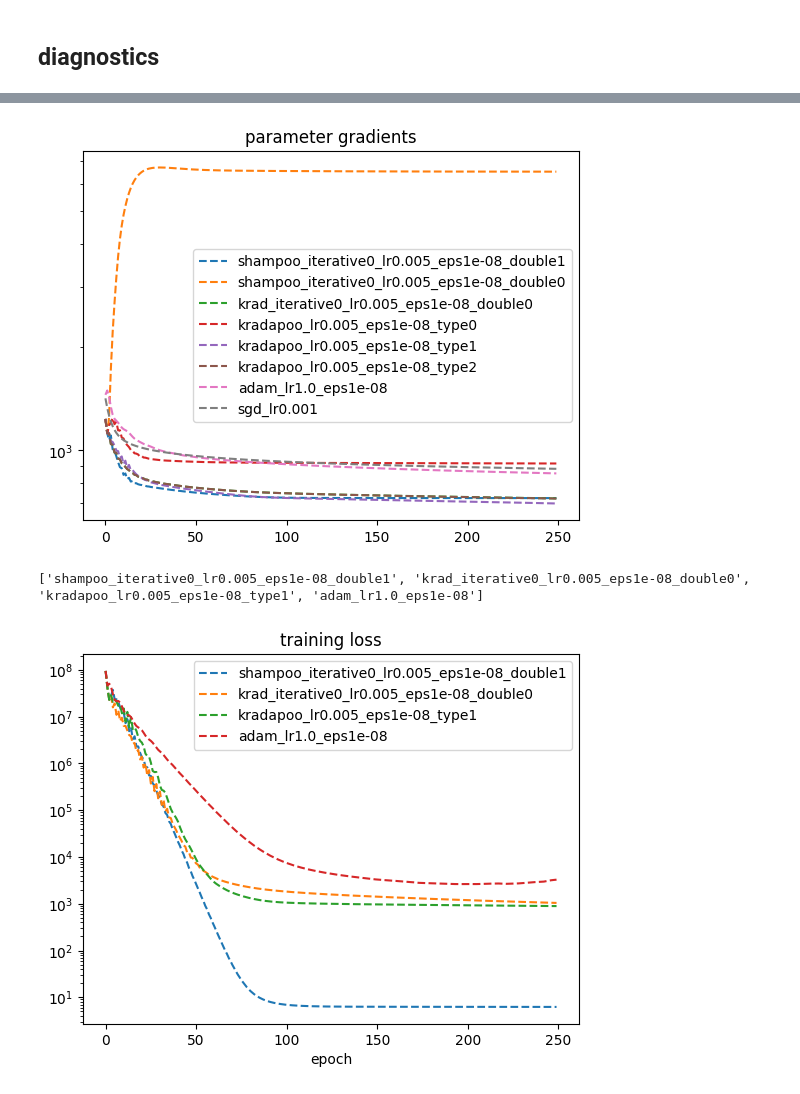
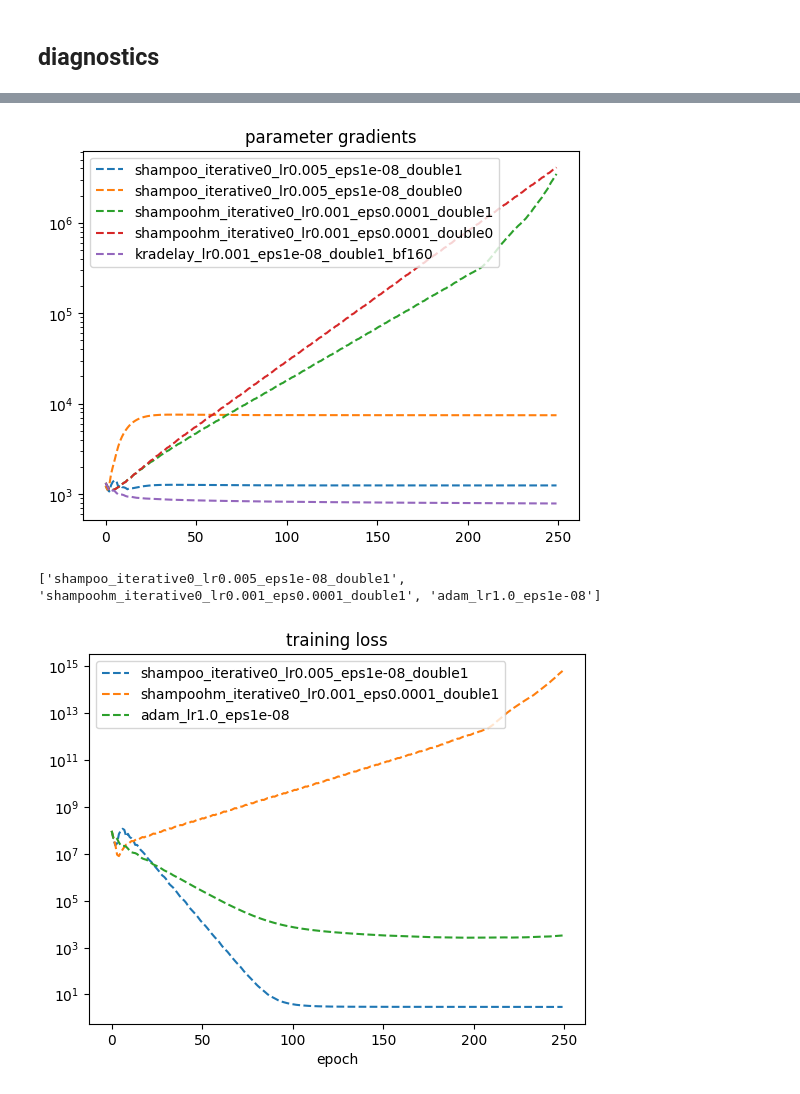
Before and after one commit to jonathanmei/kradagrad, a Jupyter notebook: kradagrad/experiments/quadratic_high_condition.ipynb, the cells around one changed output, grey strips where cells are left out. Drawn from its saved outputs; the diff is of its cells as text; code cells hidden in the pictures.

```diff
--- a/kradagrad/experiments/quadratic_high_condition.ipynb
+++ b/kradagrad/experiments/quadratic_high_condition.ipynb
@@ -317,11 +373,15 @@ plt.show()
 ## diagnostics
 # %%
 flatten = lambda z: [x for y in z for x in y]
+
+skips = ['kradmm', 'kradapoo']
+
+view_only =['kry', 'shampoo']
 
 plt.figure()
 used_names = []
 for opt_ in norms.keys():
-    if any([x in opt_ for x in ['shampp', 'kradmm']]):
+    if any([x in opt_ for x in skips])or not any([x in opt_ for x in view_only]):
         continue
     if np.array(norms[opt_]).size <= 0:
         break
@@ -339,23 +399,34 @@ plt.show()
 #norms['kradapoo_lr0.005_eps1e-08_type1']
 # %%
 
+skips = ['kradmm', 'kradapoo', 'shampp', 'sgd', 'adam']
+
+
+used_names = []
 plt.figure()
 for opt_ in grads.keys():
+    if any([x in opt_ for x in skips]):
+        continue
     if np.array(grads[opt_]).size <= 0:
         break
     plt.semilogy(np.array(grads[opt_])[:, 0], '--')
-plt.legend(grads.keys())
+    used_names.append(opt_)
+
+plt.legend(used_names)
 plt.title('parameter gradients')
 plt.show()
 # %% [output]
-[figure, old version]
+[figure, new version]
 # %%
 # select specific ones to compare
 compare_names = [
     'shampoo',
-    'krad_',
+    'shampoohm',
+    #'shampp',
+    #'krad_',
+    #'kradelay',
     #'kradmm',
-    'type1',
+    #'type1',
     'adam',
     #'sgd'
 ]
@@ -376,6 +447,6 @@ plt.title('training loss')
 
 plt.show()
 # %% [output]
-['shampoo_iterative0_lr0.005_eps1e-08_double1', 'krad_iterative0_lr0.005_eps1e-08_double0', 'kradapoo_lr0.005_eps1e-08_type1', 'adam_lr1.0_eps1e-08']
+['shampoo_iterative0_lr0.005_eps1e-08_double1', 'shampoohm_iterative0_lr0.001_eps0.0001_double1', 'adam_lr1.0_eps1e-08']
-[figure, old version]
+[figure, new version]
 # %%
```
Also changed, not shown: parts of 6 cells of this notebook, 4 other files.
